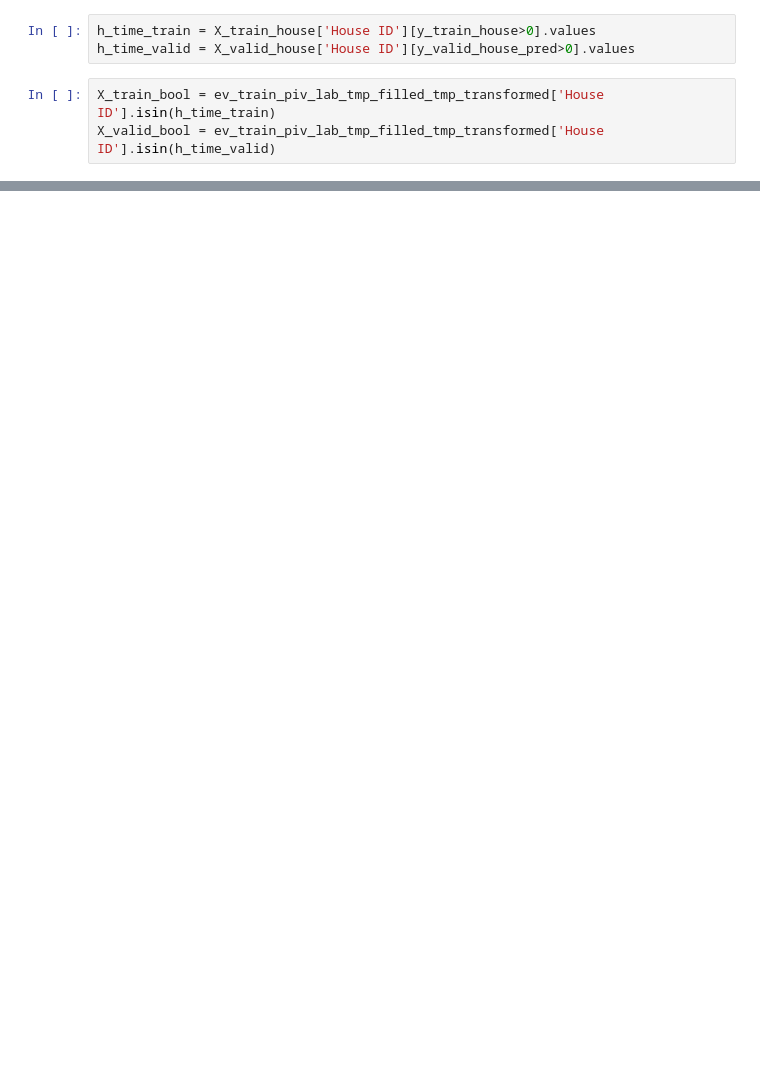
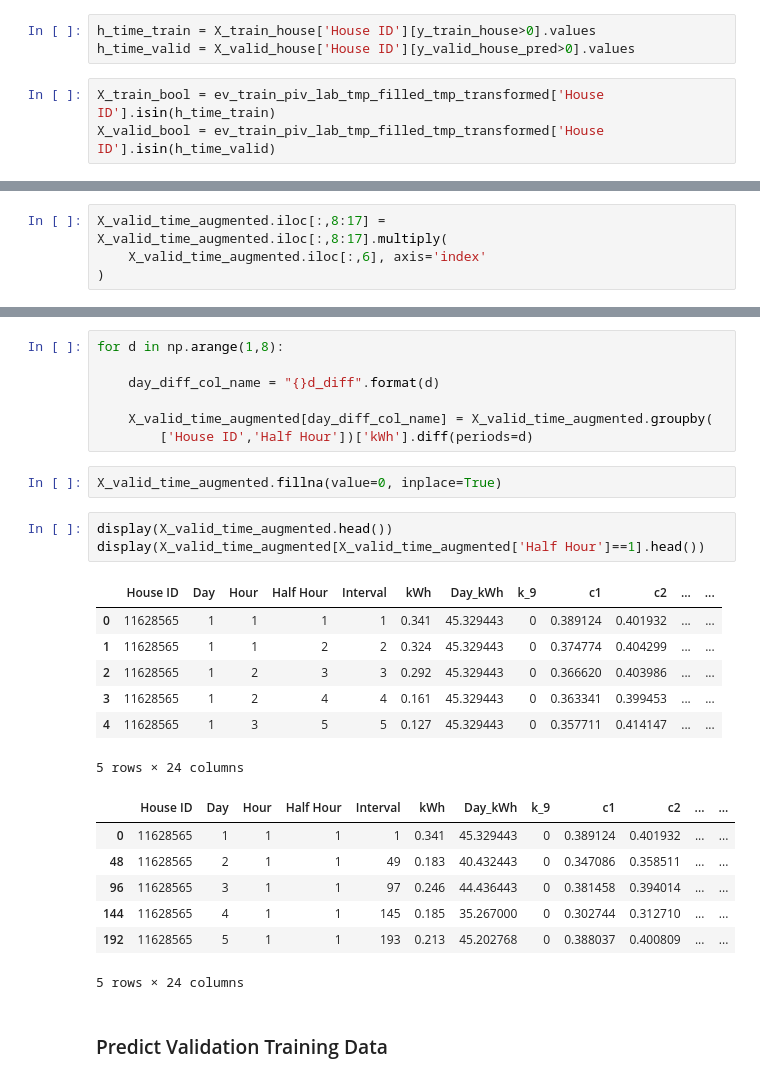
Before and after one commit to torenunez/udacity-mlnd-capstone, a Jupyter notebook: ev-capstone.ipynb, the cells around one changed output, grey strips where cells are left out. Drawn from its saved outputs; the diff is of its cells as text; blank space fills up the shorter version.

```diff
--- a/ev-capstone.ipynb
+++ b/ev-capstone.ipynb
@@ -414,0 +736,4 @@ print(X_valid_time.shape[0]/2880)
+# %%
+X_valid_time_augmented.iloc[:,8:17] = X_valid_time_augmented.iloc[:,8:17].multiply(
+    X_valid_time_augmented.iloc[:,6], axis='index'
+)
@@ -414,0 +761,29 @@ print(X_valid_time.shape[0]/2880)
+# %%
+for d in np.arange(1,8):
+
+    day_diff_col_name = "{}d_diff".format(d)
+
+    X_valid_time_augmented[day_diff_col_name] = X_valid_time_augmented.groupby(
+        ['House ID','Half Hour'])['kWh'].diff(periods=d)
+# %%
+X_valid_time_augmented.fillna(value=0, inplace=True)
+# %%
+display(X_valid_time_augmented.head())
+display(X_valid_time_augmented[X_valid_time_augmented['Half Hour']==1].head())
+# %% [output]
+|  | House ID | Day | Hour | Half Hour | Interval | kWh | Day_kWh | k_9 | c1 | c2 | ... | ... |
+| 0 | 11628565 | 1 | 1 | 1 | 1 | 0.341 | 45.329443 | 0 | 0.389124 | 0.401932 | ... | ... |
+| 1 | 11628565 | 1 | 1 | 2 | 2 | 0.324 | 45.329443 | 0 | 0.374774 | 0.404299 | ... | ... |
+| 2 | 11628565 | 1 | 2 | 3 | 3 | 0.292 | 45.329443 | 0 | 0.366620 | 0.403986 | ... | ... |
+| 3 | 11628565 | 1 | 2 | 4 | 4 | 0.161 | 45.329443 | 0 | 0.363341 | 0.399453 | ... | ... |
+| 4 | 11628565 | 1 | 3 | 5 | 5 | 0.127 | 45.329443 | 0 | 0.357711 | 0.414147 | ... | ... |
+5 rows × 24 columns
+|  | House ID | Day | Hour | Half Hour | Interval | kWh | Day_kWh | k_9 | c1 | c2 | ... | ... |
+| 0 | 11628565 | 1 | 1 | 1 | 1 | 0.341 | 45.329443 | 0 | 0.389124 | 0.401932 | ... | ... |
+| 48 | 11628565 | 2 | 1 | 1 | 49 | 0.183 | 40.432443 | 0 | 0.347086 | 0.358511 | ... | ... |
+| 96 | 11628565 | 3 | 1 | 1 | 97 | 0.246 | 44.436443 | 0 | 0.381458 | 0.394014 | ... | ... |
+| 144 | 11628565 | 4 | 1 | 1 | 145 | 0.185 | 35.267000 | 0 | 0.302744 | 0.312710 | ... | ... |
+| 192 | 11628565 | 5 | 1 | 1 | 193 | 0.213 | 45.202768 | 0 | 0.388037 | 0.400809 | ... | ... |
+5 rows × 24 columns
+# %% [markdown]
+### Predict Validation Training Data
```
Also changed, not shown: parts of 45 cells of this notebook.
